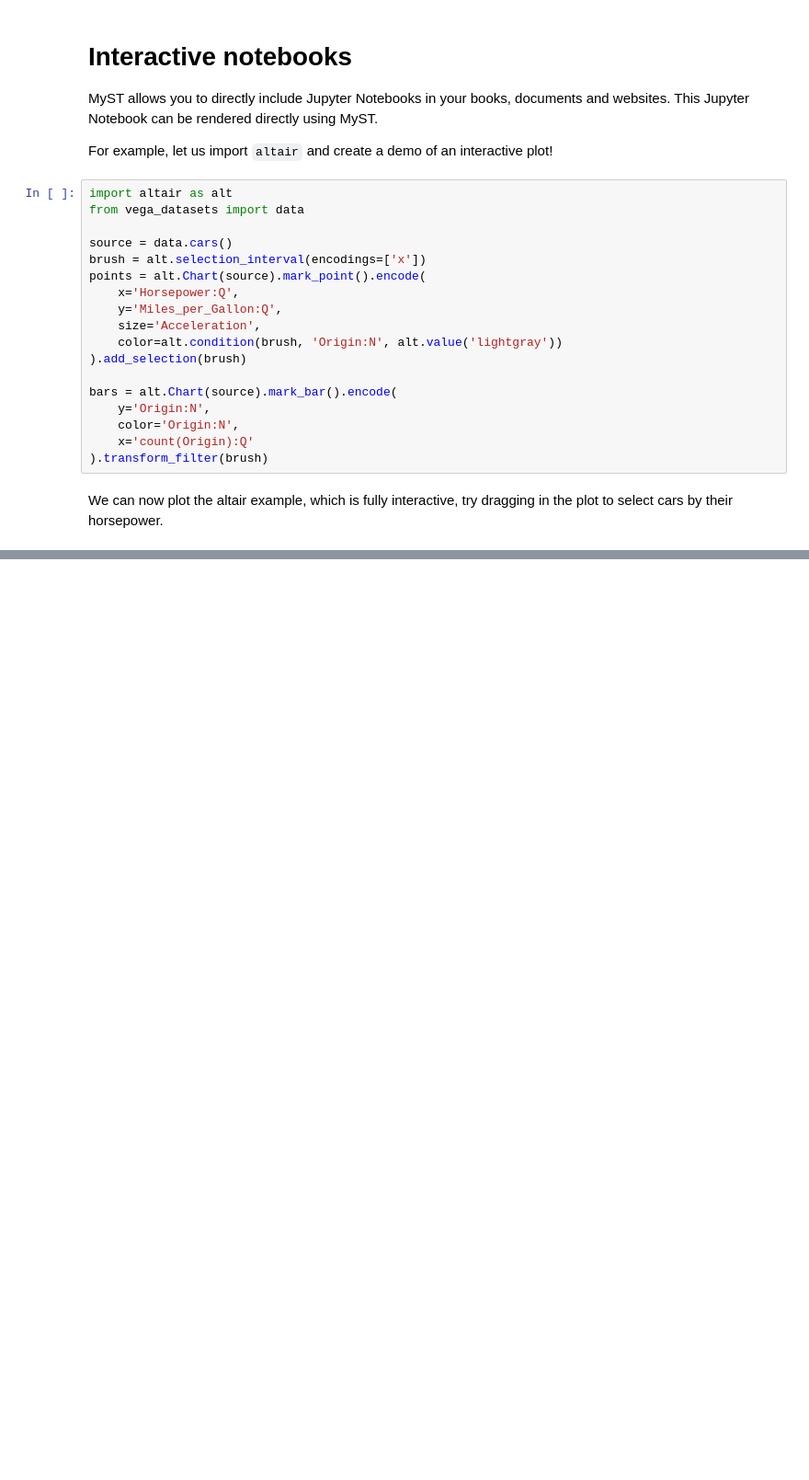
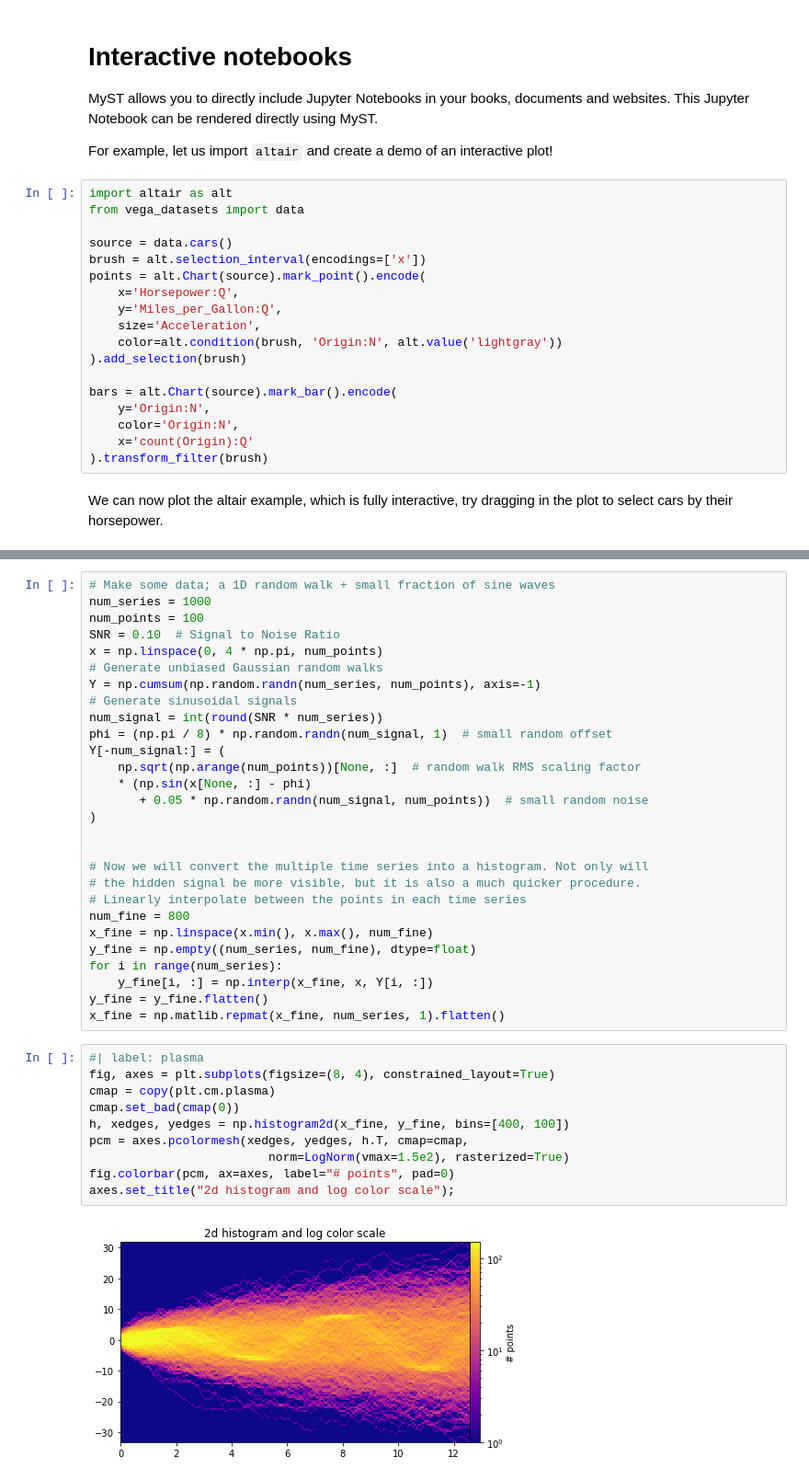
Before and after one commit to jupyter-book/mystmd-quickstart, a Jupyter notebook: 02-notebook.ipynb, the cells around one changed output, grey strips where cells are left out. Shown at 92% size. Cells and saved outputs as stored; diff of their text form; blank space fills up the shorter version.

Commit message:
📙 Update notebook to have other plots!

```diff
--- a/02-notebook.ipynb
+++ b/02-notebook.ipynb
@@ -30,0 +40,40 @@ points & bars
+# %%
+# Make some data; a 1D random walk + small fraction of sine waves
+num_series = 1000
+num_points = 100
+SNR = 0.10  # Signal to Noise Ratio
+x = np.linspace(0, 4 * np.pi, num_points)
+# Generate unbiased Gaussian random walks
+Y = np.cumsum(np.random.randn(num_series, num_points), axis=-1)
+# Generate sinusoidal signals
+num_signal = int(round(SNR * num_series))
+phi = (np.pi / 8) * np.random.randn(num_signal, 1)  # small random offset
+Y[-num_signal:] = (
+    np.sqrt(np.arange(num_points))[None, :]  # random walk RMS scaling factor
+    * (np.sin(x[None, :] - phi)
+       + 0.05 * np.random.randn(num_signal, num_points))  # small random noise
+)
+
+
+# Now we will convert the multiple time series into a histogram. Not only will
+# the hidden signal be more visible, but it is also a much quicker procedure.
+# Linearly interpolate between the points in each time series
+num_fine = 800
+x_fine = np.linspace(x.min(), x.max(), num_fine)
+y_fine = np.empty((num_series, num_fine), dtype=float)
+for i in range(num_series):
+    y_fine[i, :] = np.interp(x_fine, x, Y[i, :])
+y_fine = y_fine.flatten()
+x_fine = np.matlib.repmat(x_fine, num_series, 1).flatten()
+# %%
+#| label: plasma
+fig, axes = plt.subplots(figsize=(8, 4), constrained_layout=True)
+cmap = copy(plt.cm.plasma)
+cmap.set_bad(cmap(0))
+h, xedges, yedges = np.histogram2d(x_fine, y_fine, bins=[400, 100])
+pcm = axes.pcolormesh(xedges, yedges, h.T, cmap=cmap,
+                         norm=LogNorm(vmax=1.5e2), rasterized=True)
+fig.colorbar(pcm, ax=axes, label="# points", pad=0)
+axes.set_title("2d histogram and log color scale");
+# %% [output]
+[figure, added]
```
Also changed, not shown: parts of 3 cells of this notebook.
